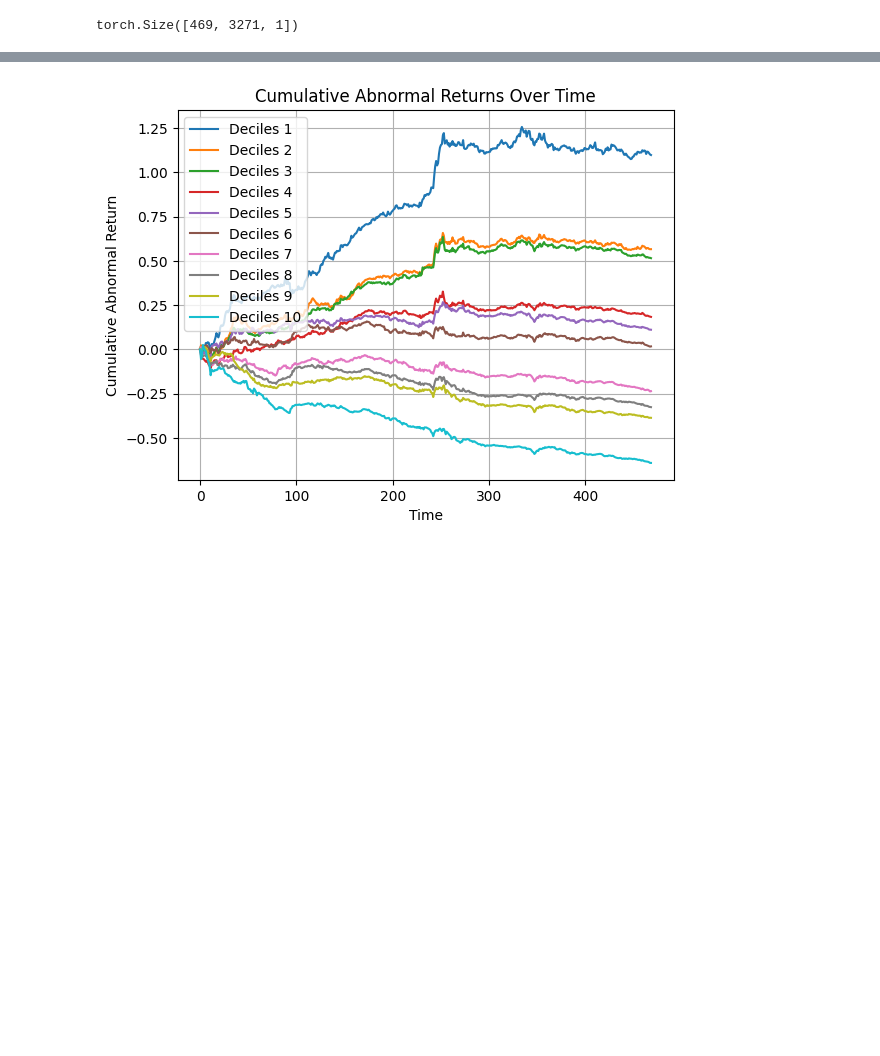
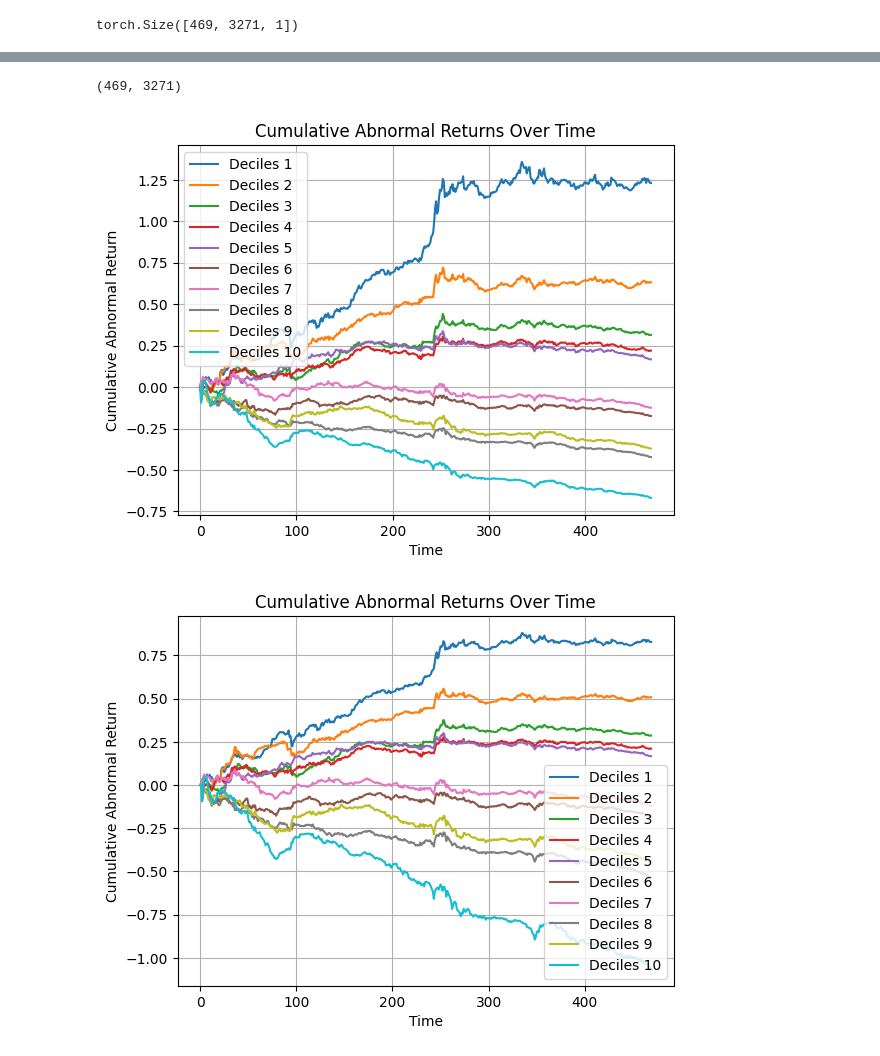
Before and after one commit to AlvisYan2025/MutualFundProtfolilSelection, a Jupyter notebook: duplicate.ipynb, the cells around one changed output, grey strips where cells are left out. Saved outputs shown, nothing was run; the diff lists cells and outputs as text; code cells hidden in the pictures; blank space fills up the shorter version.

```diff
--- a/duplicate.ipynb
+++ b/duplicate.ipynb
@@ -342,0 +383,7 @@ def plot_returns(abnormal_returns_list, labels, cumulative=False):
+# %%
+checkpoint_list = ['Data and Code for Machine-Learning the Skill of Mutual Fund Managers/deep_learning/output_RF/chronological_order/Train_fold_8/fullnew46591640.950.00.0010.01naturalTestorder0']
+for checkpoint in checkpoint_list:
+    ckpt = tf.train.load_checkpoint(checkpoint)
+    variable_names = ckpt.get_variable_to_shape_map()
+    for var_name in variable_names:
+        print(f"Variable: {var_name}, Shape: {variable_names[var_name]}")
@@ -369,4 +512,5 @@ torch.Size([469, 3271, 1])
 # %%
+outputs = torch.cat(all_predictions_retrained, dim=0)
 all_labels = np.expand_dims(data['data'][:, :, 0], axis=2) #all labels [time, funds]
 for i in range (1, 11):
     exec(f'timestep_return_{i} = []')
@@ -446,31 +543,45 @@ Epoch 50/50, Traning Loss: 4.419699668884277, Validation loss: 6.709971904754639
+# %%
+path = '../mutualfund/Data and Code for Machine-Learning the Skill of Mutual Fund Managers/deep_learning/result_saved/chronological_order/output_all_order_465914.npz'
+saveddata = np.load(path)
+np.savetxt('target.txt',data['Rhat_all'])
+saveddata['Rhat_all'].shape
+# %% [output]
+(469, 3271)
+# %%
+#outputs = get_mean_elementwise(all_outputs)[:,:,0].detach().numpy()
+#np.savetxt('actual.txt',outputs)
+#outputs.shape
+outputs = torch.tensor(np.expand_dims(saveddata['Rhat_all'],axis=2))
+all_labels = np.expand_dims(data['data'][:, :, 0], axis=2)
 # %%
-outputs = torch.cat(all_predictions, dim=0)
 all_labels = np.expand_dims(data['data'][:, :, 0], axis=2) #all labels [time, funds]
 for i in range (1, 11):
     exec(f'timestep_return_{i} = []')
 timesteps = 468
 for i in range (0, timesteps):
     #sort funds based on model prediction
     timestep_pred = outputs[i,:,0] #take predictions of teh specific timestep
     timestep_label = all_labels[i,:,0] #take labels of the specific timestep
     mask = get_valid_label_mask_month(timestep_label)
     timestep_pred_valid = timestep_pred[mask]
     timestep_label_valid = timestep_label[mask]
     fund_data = sort_fund(timestep_pred_valid.detach().numpy())
     for j in range (1, 11):
         decile_ind = select_decile(fund_data, j)
         decile = torch.tensor(timestep_label_valid)[decile_ind] #[funds, 1]
-        #print('decile shape',decile.shape)
-        #print("decile", decile)
-        return_month = equal_weight(decile) #the weighted return for the month
-        if return_month.isnan():
+        decile_pred = torch.tensor(timestep_pred_valid)[decile_ind]
+        return_month_equal = equal_weight(decile) #the weighted return for the month
+        return_month_pred = prediction_weighted(decile, decile_pred, j)
+        if return_month_equal.isnan():
             print("time", i)
-        exec(f'timestep_return_{j}.append(return_month)')
+        exec(f'timestep_return_{j}.append(return_month_pred)')
 all_timestep_return = []
 labels = []
 for i in range (1, 11):
     exec(f'all_timestep_return.append(timestep_return_{i})')
     labels.append(f'Deciles {i}')
 plot_returns(all_timestep_return, labels, cumulative=True)
+plot_returns_sum(all_timestep_return, labels, cumulative=True)
 # %% [output]
-[figure, old version]
+[figure, new version]
+[figure, added]
```
Also changed, not shown: parts of 6 cells of this notebook, 1 other file.
